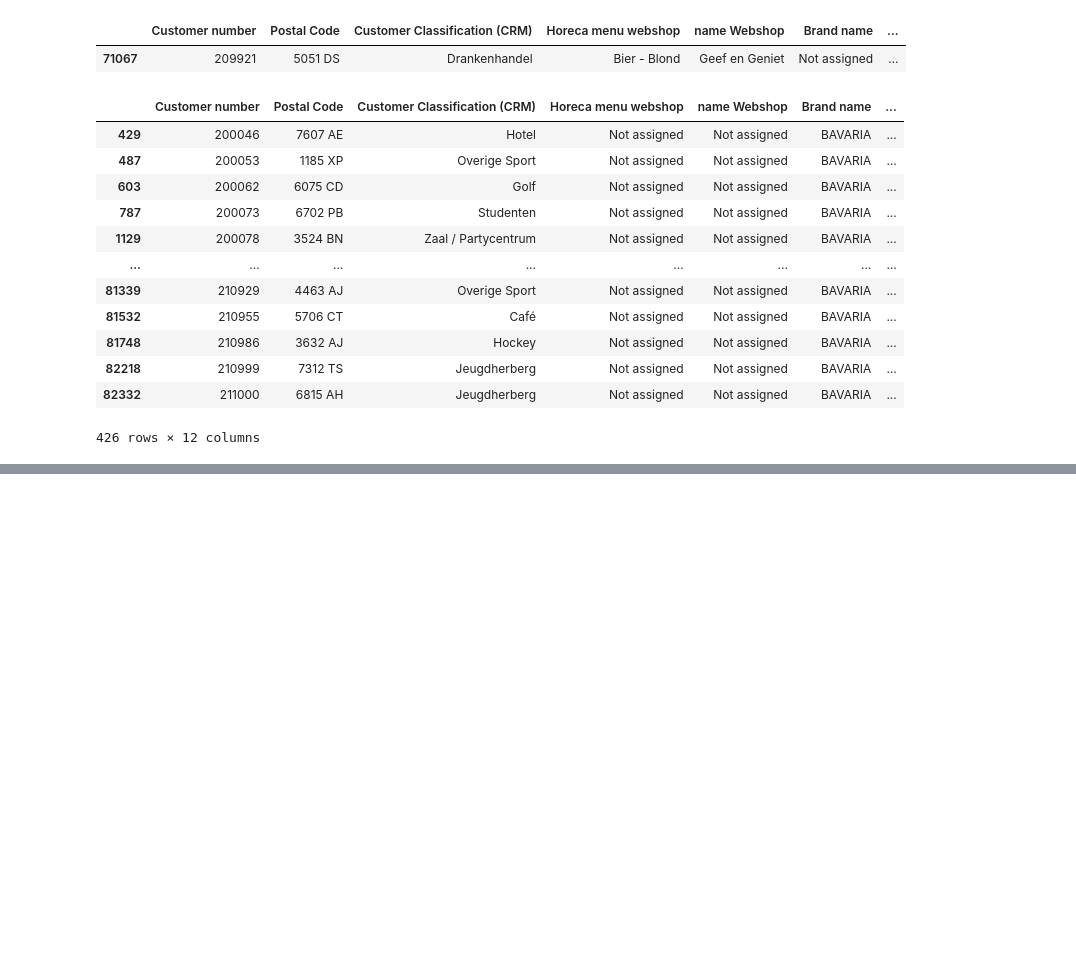
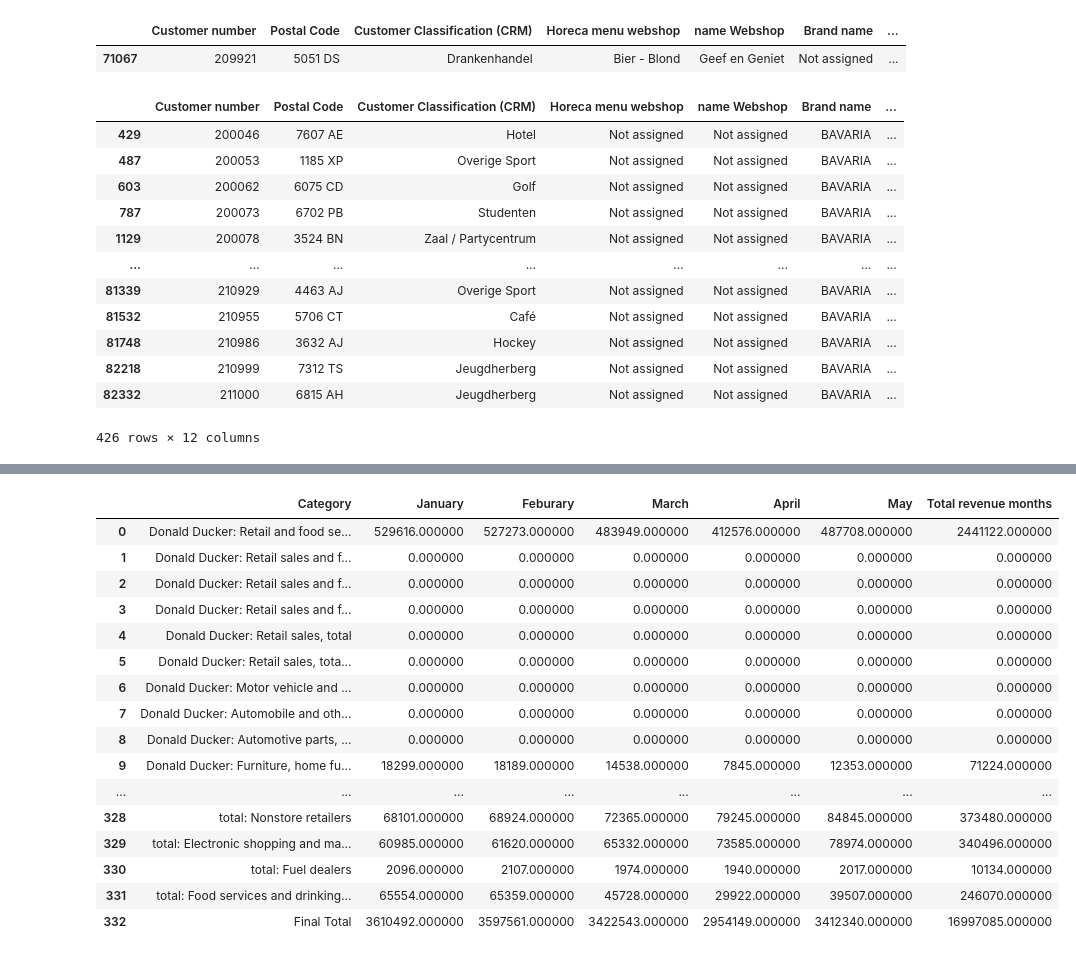
Before and after one commit to OlivierAM23/ds5_assignment_group7, a Jupyter notebook: week 4/test_olivier.ipynb, the cells around one changed output, grey strips where cells are left out. Drawn from its saved outputs; the diff is of its cells as text; code cells hidden in the pictures; blank space fills up the shorter version.

```diff
--- a/week 4/test_olivier.ipynb
+++ b/week 4/test_olivier.ipynb
@@ -44,0 +50,23 @@ df[(df=='Not assigned').sum(axis=1)>=2]
+# %%
+for loop, name in zip(range(len(df['Sales Manager'].unique())), df['Sales Manager'].unique()):
+    for i in range(len(df['Category'].unique())):
+        df_report.loc[i+(len(df.Category.unique())+1)*loop,'Category']=f'{name}: {df['Category'].unique()[i]}'
+        for month in df['Month'].unique():
+            df_report.loc[i+(len(df.Category.unique())+1)*loop,month]=df[(df['Category']==df['Category'].unique()[i]) * (df['Month']==month)*(df['Sales Manager']==name)]['Sales'].sum()
+        df_report.loc[i+(len(df.Category.unique())+1)*loop,'Total revenue months']=df[(df['Category']==df['Category'].unique()[i])*(df['Sales Manager']==name)]['Sales'].sum()
+    df_report.loc[(len(df.Category.unique())+1)*(loop+1)-1,'Category']=f'{name} Total'
+    for colm in [item for item in df_report.columns if item != 'Category']:
+        df_report.loc[(len(df.Category.unique())+1)*(loop+1)-1,colm]=sum(df_report.loc[(len(df.Category.unique())+1)*loop:(len(df.Category.unique())+1)*(loop+1)-2,colm])
+# %%
+loop=len(df['Sales Manager'].unique())
+for i in range(len(df['Category'].unique())):
+    df_report.loc[i+(len(df.Category.unique())+1)*loop,'Category']=f'total:\n {df['Category'].unique()[i]}'
+    for month in df['Month'].unique():
+        df_report.loc[i+(len(df.Category.unique())+1)*loop,month]=df[(df['Category']==df['Category'].unique()[i]) * (df['Month']==month)]['Sales'].sum()
+    df_report.loc[i+(len(df.Category.unique())+1)*loop,'Total revenue months']=df[(df['Category']==df['Category'].unique()[i])]['Sales'].sum()
+df_report.loc[(len(df.Category.unique())+1)*(loop+1)-1,'Category']='Final Total'
+for colm in [item for item in df_report.columns if item != 'Category']:
+    df_report.loc[(len(df.Category.unique())+1)*(loop+1)-1,colm]=sum(df_report.loc[(len(df.Category.unique())+1)*loop:(len(df.Category.unique())+1)*(loop+1)-2,colm])
+# %%
+for loop in range(len(df['Sales Manager'].unique())+1):
+    df_report=df_report.style.map(df_style, subset=(len(df.Category.unique())+1)*(loop+1)-1)
@@ -54,0 +123,2 @@ a.iloc[[item for item in a.index if item not in drdx],:]
+# %%
+pd.set_option('display.max_rows', 60)
@@ -54,0 +139,22 @@ a.iloc[[item for item in a.index if item not in drdx],:]
+# %%
+def df_style(val):
+    return "font-weight: bold"
+df_report.style.map(df_style, subset=3)
+# %% [output]
+|  | Category | January | Feburary | March | April | May | Total revenue months |
+| 0 | Donald Ducker: Retail and food se... | 529616.000000 | 527273.000000 | 483949.000000 | 412576.000000 | 487708.000000 | 2441122.000000 |
+| 1 | Donald Ducker: Retail sales and f... | 0.000000 | 0.000000 | 0.000000 | 0.000000 | 0.000000 | 0.000000 |
+| 2 | Donald Ducker: Retail sales and f... | 0.000000 | 0.000000 | 0.000000 | 0.000000 | 0.000000 | 0.000000 |
+| 3 | Donald Ducker: Retail sales and f... | 0.000000 | 0.000000 | 0.000000 | 0.000000 | 0.000000 | 0.000000 |
+| 4 | Donald Ducker: Retail sales, total | 0.000000 | 0.000000 | 0.000000 | 0.000000 | 0.000000 | 0.000000 |
+| 5 | Donald Ducker: Retail sales, tota... | 0.000000 | 0.000000 | 0.000000 | 0.000000 | 0.000000 | 0.000000 |
+| 6 | Donald Ducker: Motor vehicle and ... | 0.000000 | 0.000000 | 0.000000 | 0.000000 | 0.000000 | 0.000000 |
+| 7 | Donald Ducker: Automobile and oth... | 0.000000 | 0.000000 | 0.000000 | 0.000000 | 0.000000 | 0.000000 |
+| 8 | Donald Ducker: Automotive parts, ... | 0.000000 | 0.000000 | 0.000000 | 0.000000 | 0.000000 | 0.000000 |
+| 9 | Donald Ducker: Furniture, home fu... | 18299.000000 | 18189.000000 | 14538.000000 | 7845.000000 | 12353.000000 | 71224.000000 |
+| ... | ... | ... | ... | ... | ... | ... | ... |
+| 328 | total: Nonstore retailers | 68101.000000 | 68924.000000 | 72365.000000 | 79245.000000 | 84845.000000 | 373480.000000 |
+| 329 | total: Electronic shopping and ma... | 60985.000000 | 61620.000000 | 65332.000000 | 73585.000000 | 78974.000000 | 340496.000000 |
+| 330 | total: Fuel dealers | 2096.000000 | 2107.000000 | 1974.000000 | 1940.000000 | 2017.000000 | 10134.000000 |
+| 331 | total: Food services and drinking... | 65554.000000 | 65359.000000 | 45728.000000 | 29922.000000 | 39507.000000 | 246070.000000 |
+| 332 | Final Total | 3610492.000000 | 3597561.000000 | 3422543.000000 | 2954149.000000 | 3412340.000000 | 16997085.000000 |
```
Also changed, not shown: parts of 11 cells of this notebook, 1 other file.
